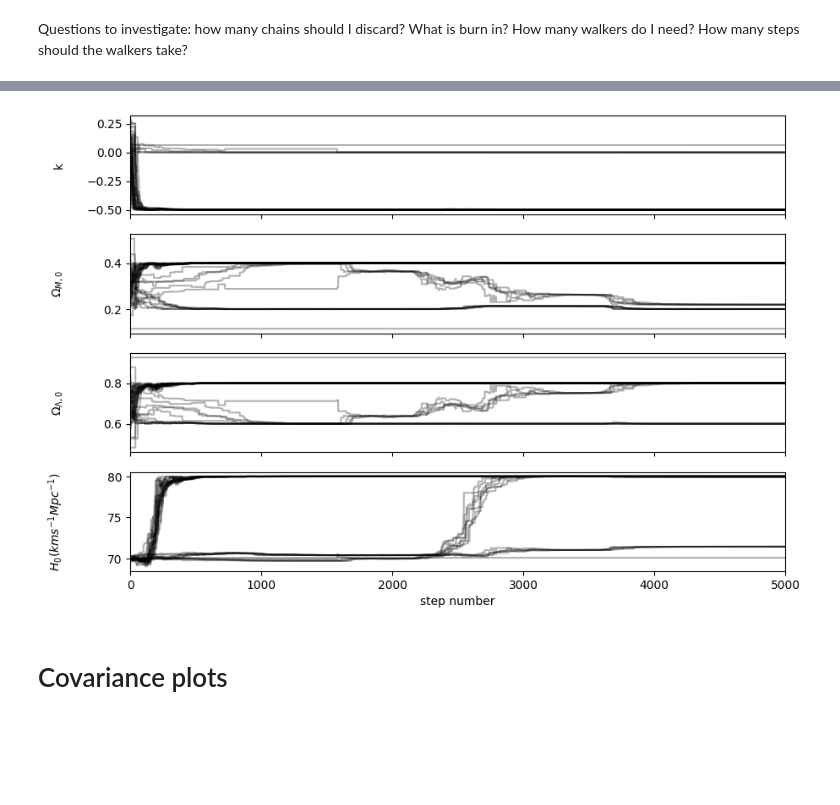
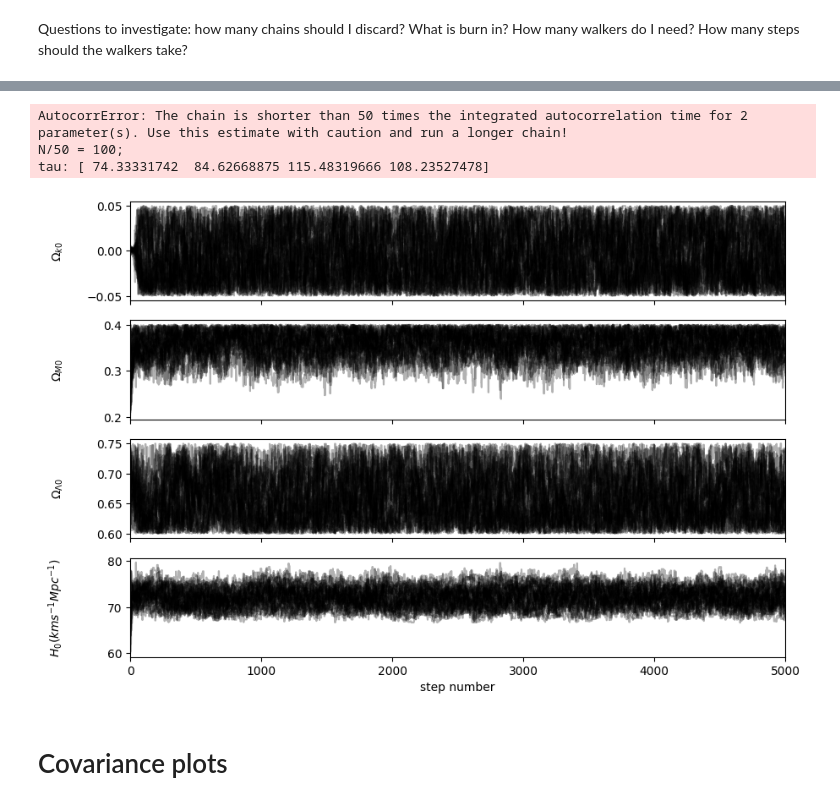
Before and after one commit to LightningMinion/Supernova-Cosmology, a Jupyter notebook: extension-code.ipynb, the cells around one changed output, grey strips where cells are left out. Cells and saved outputs as stored; diff of their text form; code cells hidden in the pictures; blank space fills up the shorter version.

Commit message:
added graphs

```diff
--- a/extension-code.ipynb
+++ b/extension-code.ipynb
@@ -121,0 +77,14 @@ covmat_inv = np.linalg.inv(covmat)
+# %%
+plt.figure(1)
+plt.scatter(sn_z, sn_mu, marker = "x")
+z_test = np.linspace(0, 2.5, 1000)
+mu_test = dist_modulus(z_test, 0, 0.334, 0.666, 73.6)
+plt.plot(z_test, mu_test, color = "r")
+plt.xscale("log")
+
+plt.show()
+resids = (dist_modulus(sn_z, 0, 0.334, 0.666, 73.6) - sn_mu)/sn_mu_err
+plt.figure(2)
+plt.scatter(sn_z, resids, marker = "x")
+plt.xscale("log")
+plt.show()
@@ -129,26 +119,27 @@ Priors are: {k=0, H0~70, etc}
 Should priors be uniform or Gaussian over the range? - use uniform unless I have good reasons to use a Gaussian (eg if I use the Planck result as a prior, the prior could be a Gaussian with st dev being the error given by Planck)
 # %%
 def log_prior(theta, z):
-    k, omega_M, omega_DE, H0 = theta
-    R0 = curv_scale(omega_M, omega_DE, H0)
-    H2 = (H0**2)*(omega_M*(1+z)**3 + omega_DE - k*(c**2)*((1+z)**2)/((R0**2)))
-    #rc = co_moving_dist(z, k, omega_M, omega_DE, H0)
-    #s_k = Sk(k, omega_M, omega_DE, H0, rc)
-    if -0.5<k<0.5 and 0.2<omega_M<0.4 and 0.6<omega_DE<0.8 and 60<H0<80 and np.all(H2>0):
+    omega_k, omega_M, omega_DE, H0 = theta
+    H2 = (H0**2)*(omega_M*(1+z)**3 + omega_DE - omega_k*(1+z)**2)
+    if -0.05<omega_k<0.05 and 0.2<omega_M<0.4 and 0.6<omega_DE<0.75 and 60<H0<80 and np.all(H2>0):
         return 0.0
-    #print("success")
     return -np.inf
 
-priors_central = [0.1, 0.3, 0.7, 70]
+priors_central = [0, 0.5, 0.5, 70]
+pos = np.zeros((32, 4))
+for i in range(len(pos)):
+    pos[i][0] = np.random.uniform(-0.005, 0.005)
+    pos[i][1] = np.random.uniform(0.2, 0.4)
+    pos[i][2] = np.random.uniform(0.6, 0.75)
+    pos[i][3] = np.random.uniform(60, 80)
 # %% [markdown]
 # Likelihood function
 # %%
 def log_likelihood(theta, z, mu, covmatrix_inv):
-    k, omega_M, omega_DE, H0 = theta
-    model = dist_modulus(z, k, omega_M, omega_DE, H0)
+    omega_k, omega_M, omega_DE, H0 = theta
+    model = dist_modulus(z, omega_k, omega_M, omega_DE, H0)
     resids = mu - model
-    chi2 = np.matmul(np.matmul(resids.T, covmatrix_inv), resids)
-    #print(f"resids are {resids}, covmat inverse is {covmatrix_inv}, chi^2 is {chi2}, data is {mu}, model is {model}")
+    chi2 = np.matmul(np.matmul(resids, covmatrix_inv), resids)
     return -0.5*chi2
 
 
@@ -192,21 +181,25 @@ State([[-4.99968568e-01  2.00253069e-01  6.00139665e-01  7.99471330e+01]
 # %%
-ndiscard = 1 #how many steps at the beginning of the chain to discard
+ndiscard = 100 #how many steps at the beginning of the chain to discard
 flat_samples = sampler.get_chain(discard = ndiscard, thin = 15, flat = True)
 
 fig, axes = plt.subplots(4, figsize=(10, 7), sharex=True)
 samples = sampler.get_chain()
-labels = ["k", "$Ω_{M,0}$", "$Ω_{Λ,0}$", "$H_{0} (kms^{-1}Mpc^{-1})$"]
+labels = ["$Ω_{k0}$", "$Ω_{M0}$", "$Ω_{Λ0}$", "$H_{0} (kms^{-1}Mpc^{-1})$"]
 for i in range(ndim):
     ax = axes[i]
     ax.plot(samples[:, :, i], "k", alpha=0.3)
     ax.set_xlim(0, len(samples))
     ax.set_ylabel(labels[i])
     ax.yaxis.set_label_coords(-0.1, 0.5)
 
 axes[-1].set_xlabel("step number");
 plt.savefig("walkers2.png")
+print(sampler.get_autocorr_time())
 # %% [output]
+AutocorrError: The chain is shorter than 50 times the integrated autocorrelation time for 2 parameter(s). Use this estimate with caution and run a longer chain!
+N/50 = 100;
+tau: [ 74.33331742  84.62668875 115.48319666 108.23527478]
-[figure, old version]
+[figure, new version]
 # %% [markdown]
 # Covariance plots
 # %%
```
Also changed, not shown: parts of 10 cells of this notebook, 5 other files.
